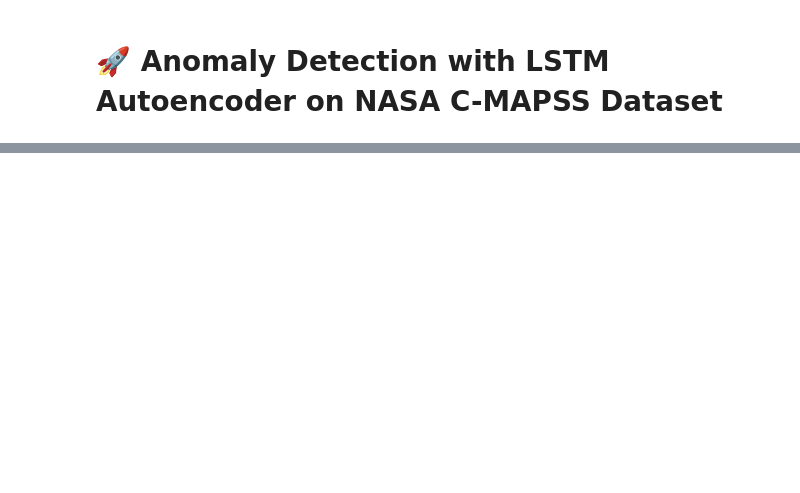
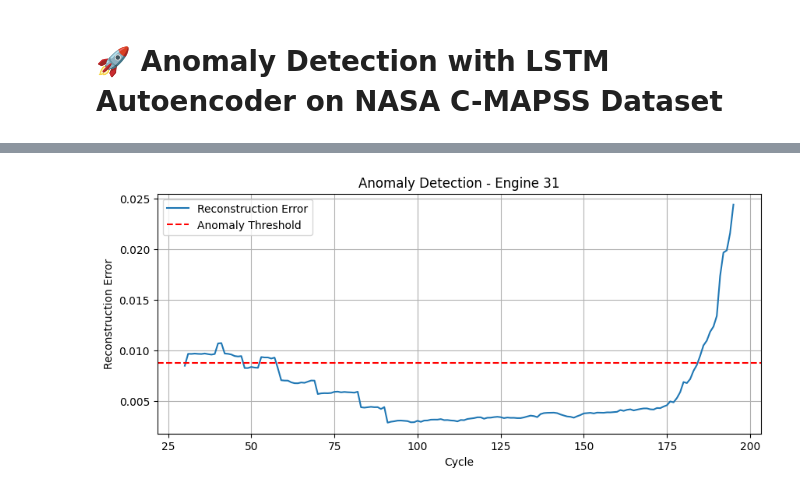
Before and after one commit to RAHULSKILLER/iNT_project, a Jupyter notebook: Anomaly_Detection_Colab_Notebook.ipynb, the cells around one changed output, grey strips where cells are left out. Drawn from its saved outputs; the diff is of its cells as text; code cells hidden in the pictures; blank space fills up the shorter version.

```diff
--- a/Anomaly_Detection_Colab_Notebook.ipynb
+++ b/Anomaly_Detection_Colab_Notebook.ipynb
@@ -67,0 +197,16 @@ plt.show()
+# %%
+unit_id = 31
+
+unit_data = test_error_df[test_error_df["unit_number"] == unit_id]
+
+plt.figure(figsize=(10, 4))
+plt.plot(unit_data["time_in_cycles"], unit_data["reconstruction_error"], label="Reconstruction Error")
+plt.axhline(threshold, color='red', linestyle='--', label="Anomaly Threshold")
+plt.title(f"Anomaly Detection - Engine {unit_id}")
+plt.xlabel("Cycle")
+plt.ylabel("Reconstruction Error")
+plt.legend()
+plt.grid(True)
+plt.show()
+# %% [output]
+[figure, added]
```
Also changed, not shown: parts of 9 cells of this notebook.
